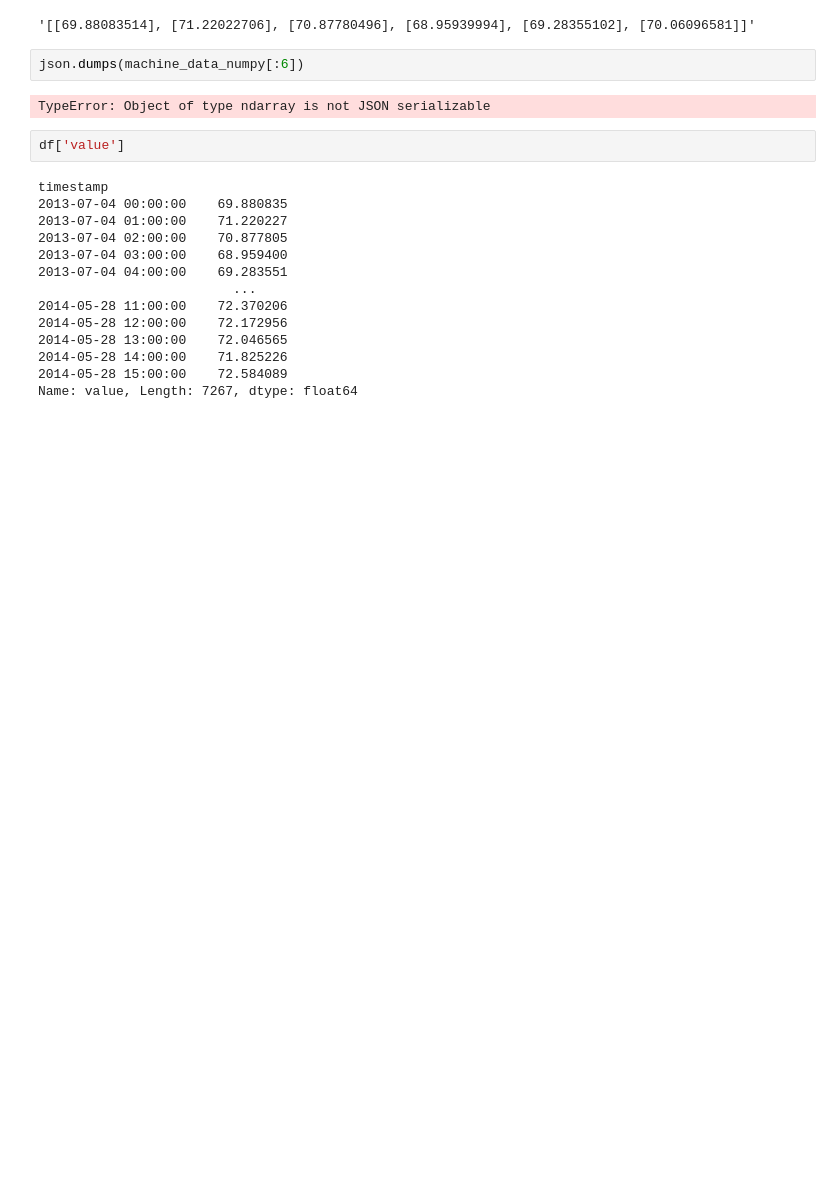
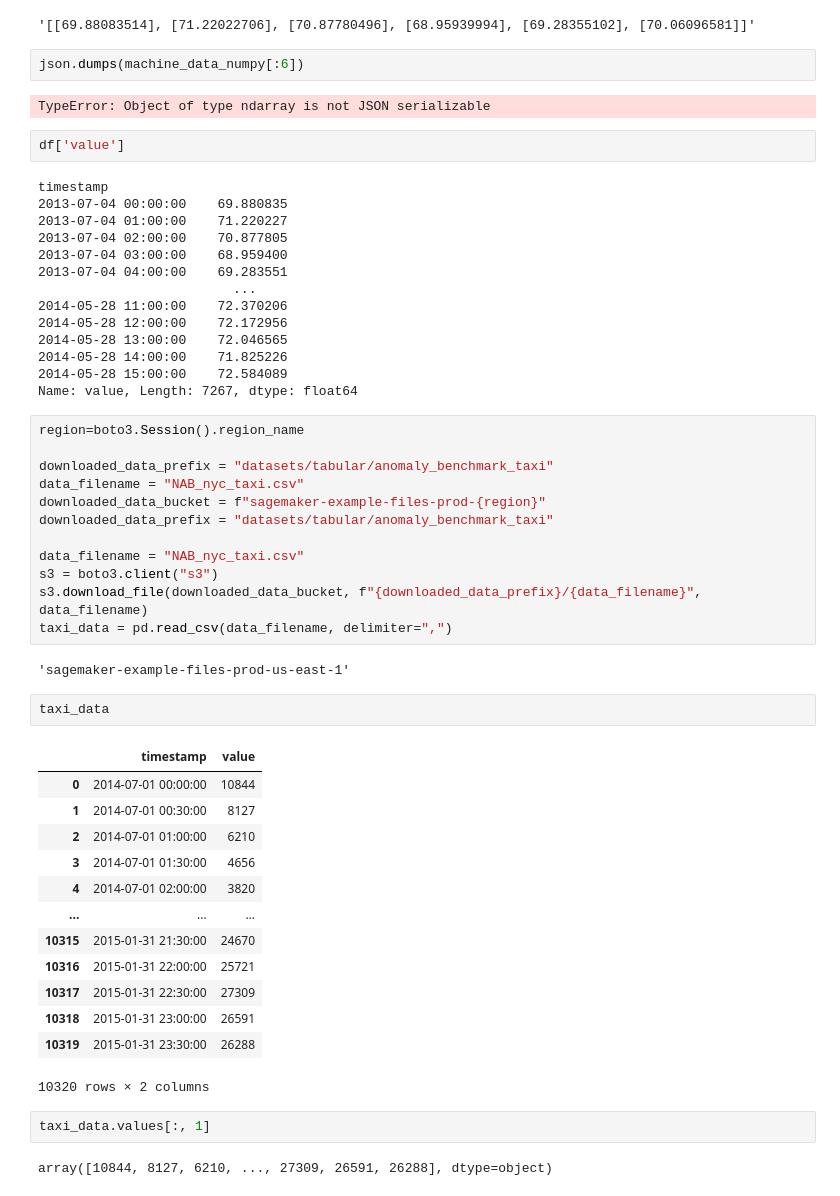
Before and after one commit to makcalif/sagemaker1, a Jupyter notebook: fraudDetection/randomCut.ipynb, the cells around one changed output. Saved outputs shown, nothing was run; the diff lists cells and outputs as text; blank space fills up the shorter version.

```diff
--- a/fraudDetection/randomCut.ipynb
+++ b/fraudDetection/randomCut.ipynb
@@ -310,3 +321,37 @@ timestamp
 2014-05-28 14:00:00    71.825226
 2014-05-28 15:00:00    72.584089
 Name: value, Length: 7267, dtype: float64
+# %%
+region=boto3.Session().region_name
+
+downloaded_data_prefix = "datasets/tabular/anomaly_benchmark_taxi"
+data_filename = "NAB_nyc_taxi.csv"
+downloaded_data_bucket = f"sagemaker-example-files-prod-{region}"
+downloaded_data_prefix = "datasets/tabular/anomaly_benchmark_taxi"
+
+data_filename = "NAB_nyc_taxi.csv"
+s3 = boto3.client("s3")
+s3.download_file(downloaded_data_bucket, f"{downloaded_data_prefix}/{data_filename}", data_filename)
+taxi_data = pd.read_csv(data_filename, delimiter=",")
+# %% [output]
+'sagemaker-example-files-prod-us-east-1'
+# %%
+taxi_data
+# %% [output]
+|  | timestamp | value |
+| 0 | 2014-07-01 00:00:00 | 10844 |
+| 1 | 2014-07-01 00:30:00 | 8127 |
+| 2 | 2014-07-01 01:00:00 | 6210 |
+| 3 | 2014-07-01 01:30:00 | 4656 |
+| 4 | 2014-07-01 02:00:00 | 3820 |
+| ... | ... | ... |
+| 10315 | 2015-01-31 21:30:00 | 24670 |
+| 10316 | 2015-01-31 22:00:00 | 25721 |
+| 10317 | 2015-01-31 22:30:00 | 27309 |
+| 10318 | 2015-01-31 23:00:00 | 26591 |
+| 10319 | 2015-01-31 23:30:00 | 26288 |
+10320 rows × 2 columns
+# %%
+taxi_data.values[:, 1]
+# %% [output]
+array([10844, 8127, 6210, ..., 27309, 26591, 26288], dtype=object)
```
Also changed, not shown: parts of 12 cells of this notebook.
